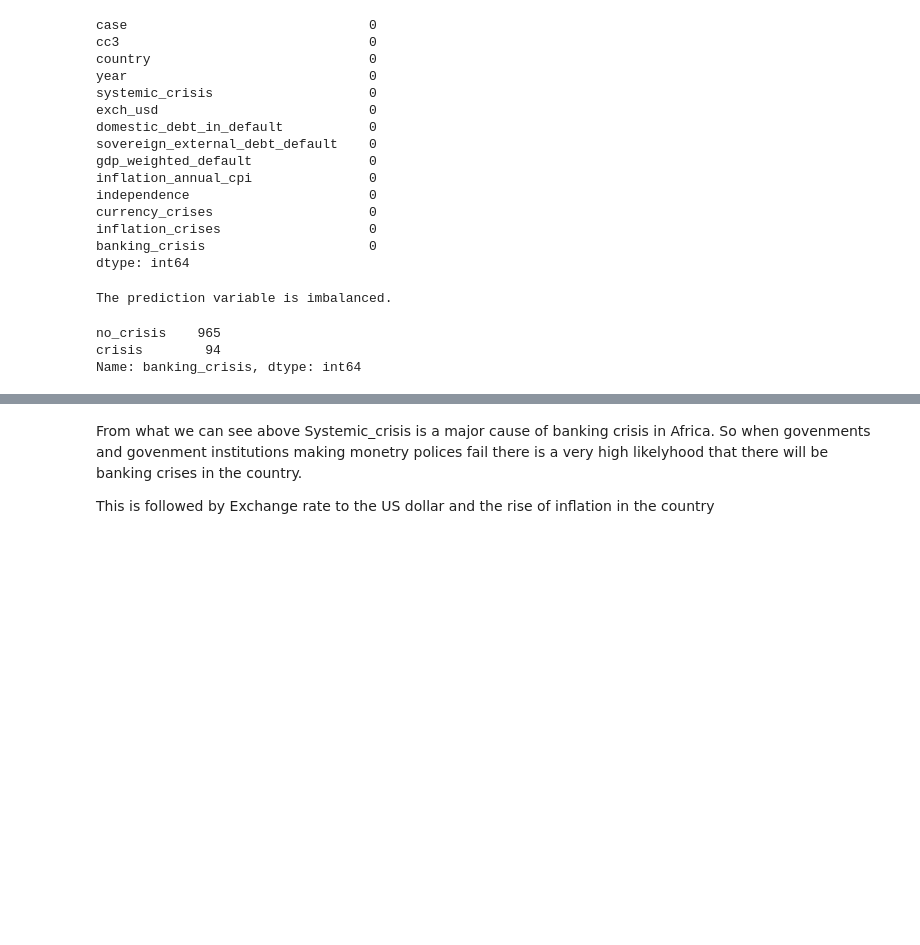
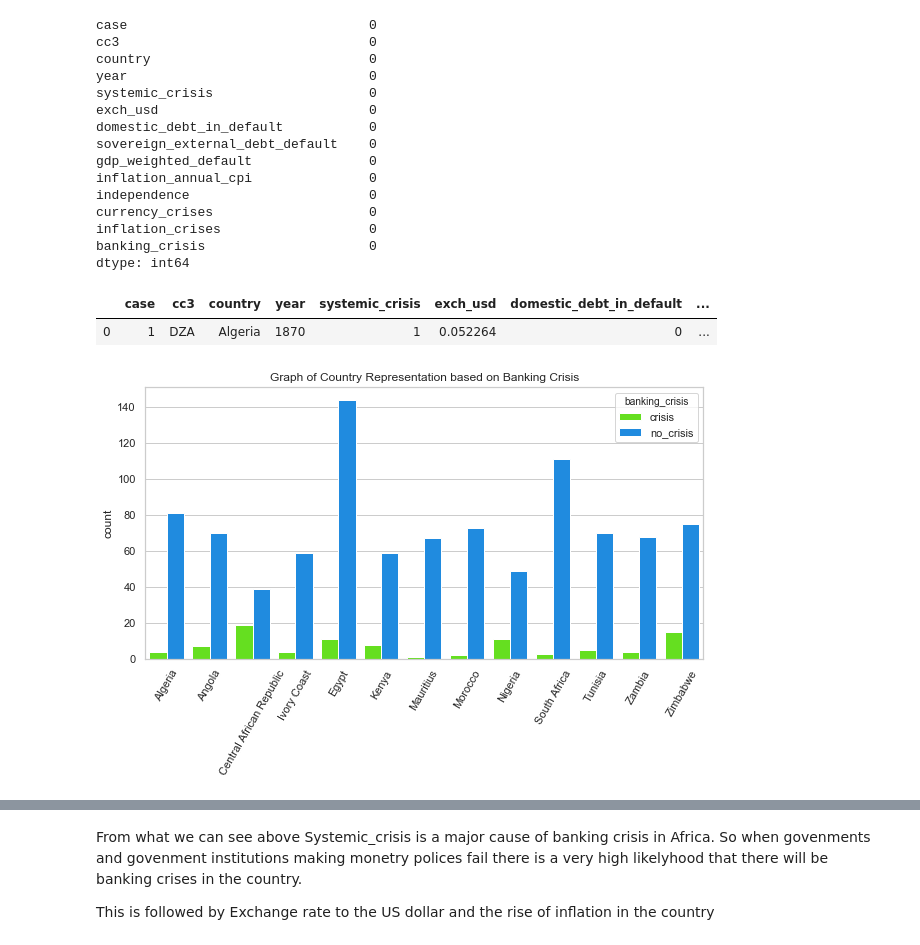
Before and after one commit to mehmetfatihdata/BOOTCAMP_1, a Jupyter notebook: PROJECT_EDA_CRISES.ipynb, the cells around one changed output, grey strips where cells are left out. Cells and saved outputs as stored; diff of their text form; code cells hidden in the pictures; blank space fills up the shorter version.

```diff
--- a/PROJECT_EDA_CRISES.ipynb
+++ b/PROJECT_EDA_CRISES.ipynb
@@ -97,11 +98,21 @@ currency_crises                    0
 inflation_crises                   0
 banking_crisis                     0
 dtype: int64
-# %%
-print("The prediction variable is imbalanced.")
-df.banking_crisis.value_counts()
-# %% [output]
-The prediction variable is imbalanced.
-no_crisis    965
-crisis        94
-Name: banking_crisis, dtype: int64
+# %%
+df["banking_crisis_new"]=df.banking_crisis.replace({'crisis':1,'no_crisis':0})
+df.drop(['banking_crisis'],axis=1)
+df.head(1)
+# %% [output]
+|  | case | cc3 | country | year | systemic_crisis | exch_usd | domestic_debt_in_default | ... |
+| 0 | 1 | DZA | Algeria | 1870 | 1 | 0.052264 | 0 | ... |
+# %%
+# Let me visualize the country that has high number of crises
+plt.figure(figsize=(10,5))
+sns.set_style('whitegrid')
+sns.countplot(x='country', data=df, palette='gist_rainbow', hue='banking_crisis')
+plt.title('Graph of Country Representation based on Banking Crisis')
+plt.xticks(rotation = 60)
+plt.xlabel(None)
+plt.show()
+# %% [output]
+[figure, added]
```
Also changed, not shown: parts of 22 cells of this notebook.
